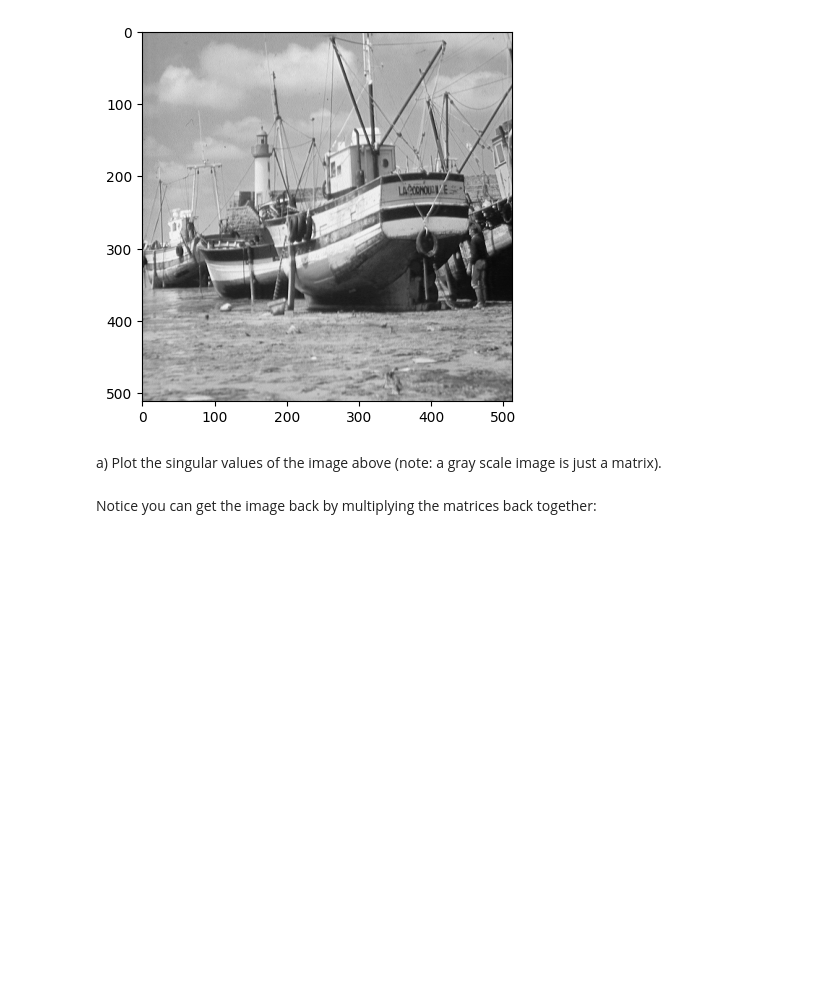
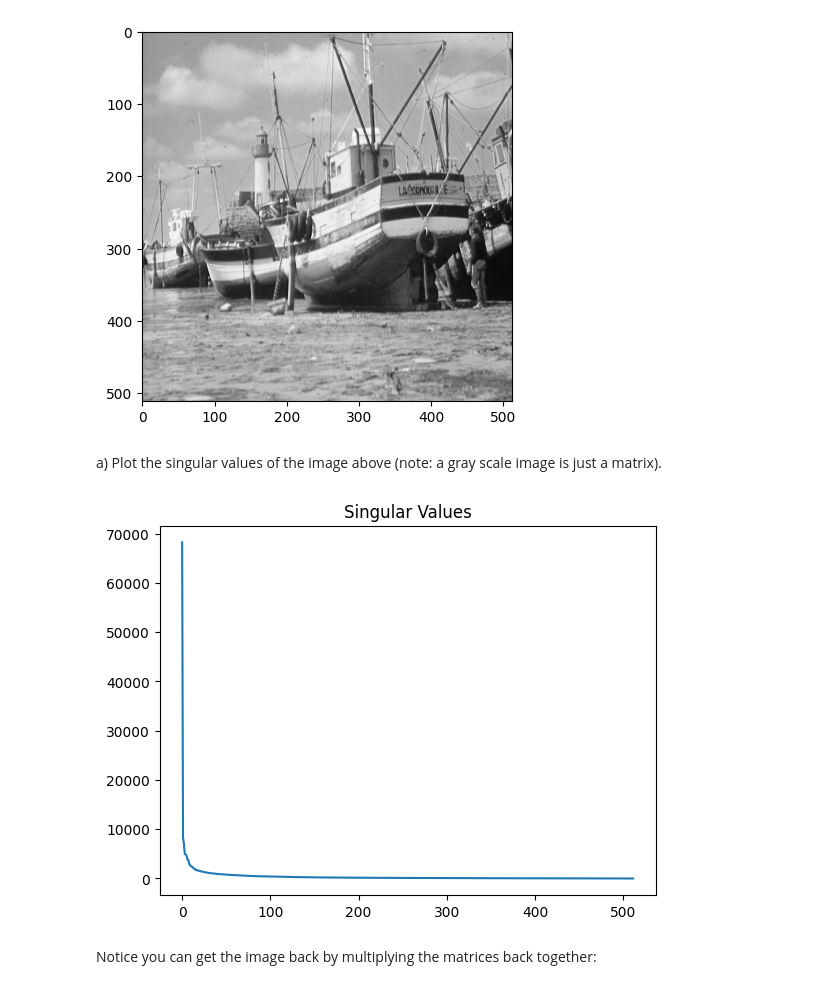
Before and after one commit to diavillalpando/CS506_Worksheets, a Jupyter notebook: worksheet_10.ipynb, the cells around one changed output. Saved outputs shown, nothing was run; the diff lists cells and outputs as text; code cells hidden in the pictures; blank space fills up the shorter version.

```diff
--- a/worksheet_10.ipynb
+++ b/worksheet_10.ipynb
@@ -86,7 +86,11 @@ plt.imshow(boat, cmap = cm.Greys_r)
 a) Plot the singular values of the image above (note: a gray scale image is just a matrix).
 # %%
 u,s,vt=np.linalg.svd(boat,full_matrices=False)
-...
+plt.plot(s) # only 2 singular values
+plt.title("Singular Values")
+plt.show()
+# %% [output]
+[figure, added]
 # %% [markdown]
 Notice you can get the image back by multiplying the matrices back together:
 # %%
```
Also changed, not shown: parts of 10 cells of this notebook, 1 other file.
